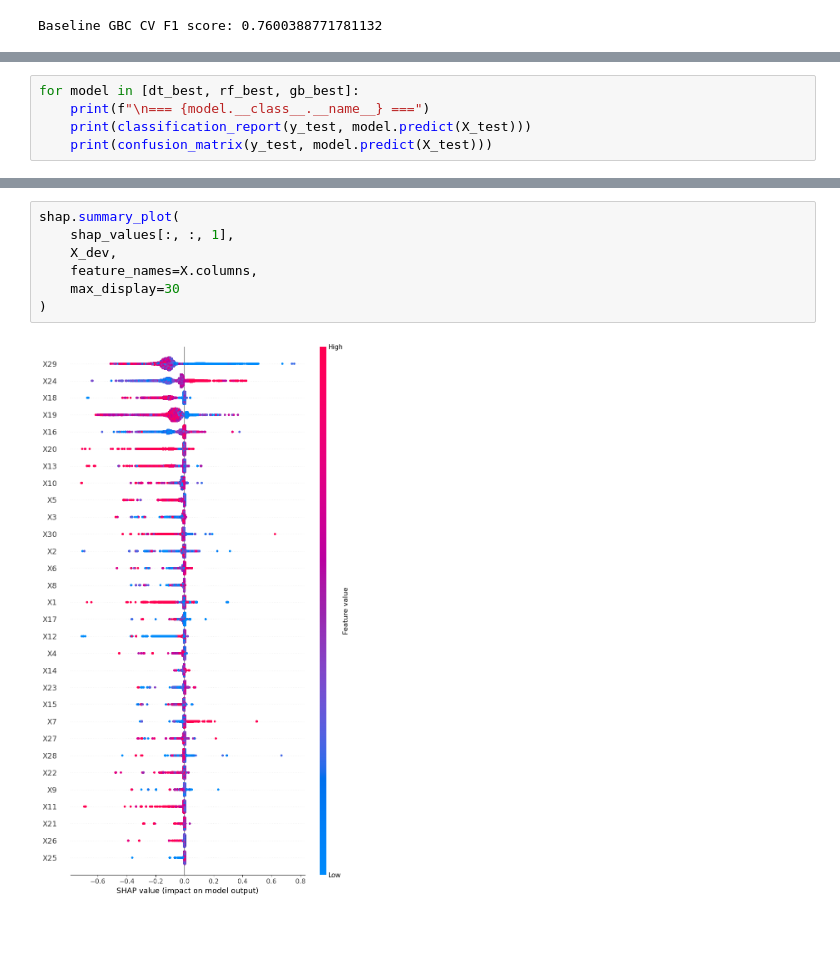
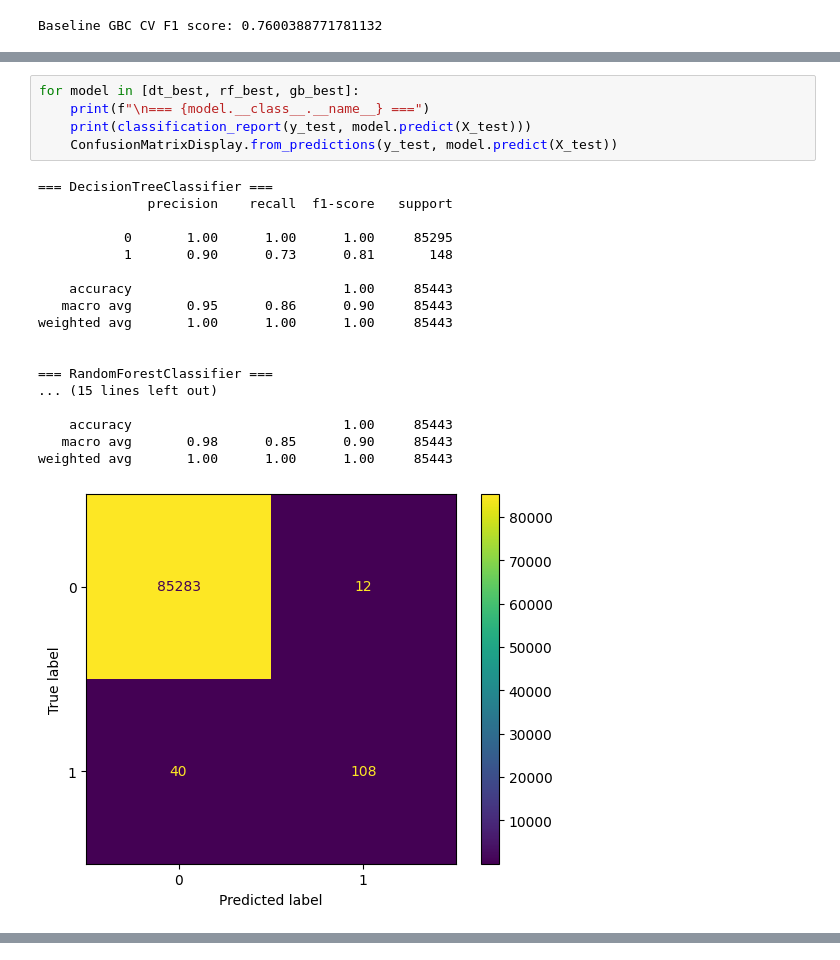
Before and after one commit to tjmeltesen/AML, a Jupyter notebook: HW/HW7/hw7.ipynb, the cells around one changed output, grey strips where cells are left out. Drawn from its saved outputs; the diff is of its cells as text; blank space fills up the shorter version.

```diff
--- a/HW/HW7/hw7.ipynb
+++ b/HW/HW7/hw7.ipynb
@@ -243,5 +231,24 @@ weighted avg       1.00      1.00      1.00     85443
 # %%
 for model in [dt_best, rf_best, gb_best]:
     print(f"\n=== {model.__class__.__name__} ===")
     print(classification_report(y_test, model.predict(X_test)))
-    print(confusion_matrix(y_test, model.predict(X_test)))
+    ConfusionMatrixDisplay.from_predictions(y_test, model.predict(X_test))
+# %% [output]
+=== DecisionTreeClassifier ===
+              precision    recall  f1-score   support
+
+           0       1.00      1.00      1.00     85295
+           1       0.90      0.73      0.81       148
+
+    accuracy                           1.00     85443
+   macro avg       0.95      0.86      0.90     85443
+weighted avg       1.00      1.00      1.00     85443
+
+
+=== RandomForestClassifier ===
+... (15 lines left out)
+
+    accuracy                           1.00     85443
+   macro avg       0.98      0.85      0.90     85443
+weighted avg       1.00      1.00      1.00     85443
+[figure, added]
@@ -248,9 +256,0 @@ for model in [dt_best, rf_best, gb_best]:
-# %%
-shap.summary_plot(
-    shap_values[:, :, 1],
-    X_dev,
-    feature_names=X.columns,
-    max_display=30
-)
-# %% [output]
-[figure, removed]
```
Also changed, not shown: parts of 13 cells of this notebook.
